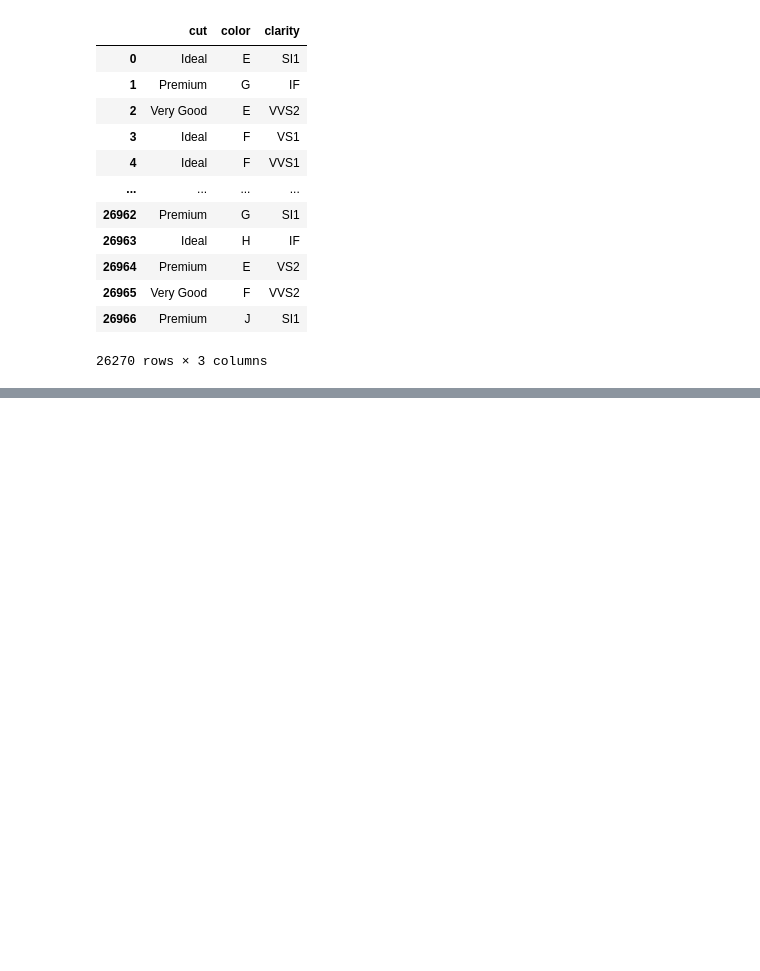
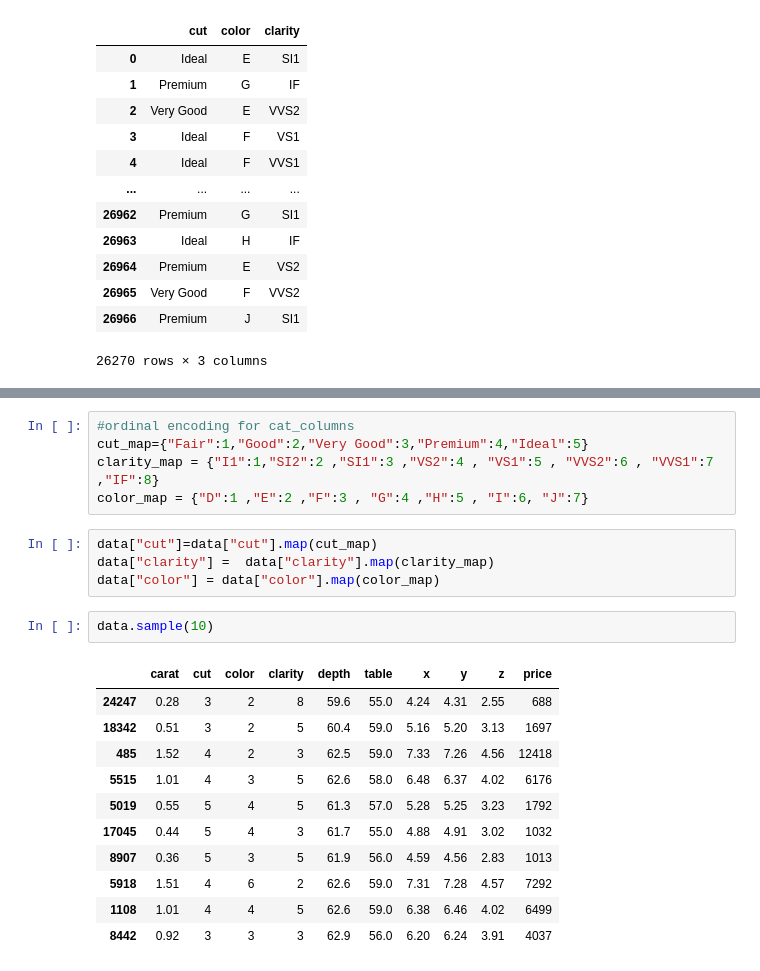
Before and after one commit to Vijayak08/Gemstone-Price-Prediction-End-to-End-ML-pipeline, a Jupyter notebook: experiment/experiments.ipynb, the cells around one changed output, grey strips where cells are left out. Drawn from its saved outputs; the diff is of its cells as text; blank space fills up the shorter version.

```diff
--- a/experiment/experiments.ipynb
+++ b/experiment/experiments.ipynb
@@ -148,0 +209,23 @@ data[num_columns]
+# %%
+#ordinal encoding for cat_columns
+cut_map={"Fair":1,"Good":2,"Very Good":3,"Premium":4,"Ideal":5}
+clarity_map = {"I1":1,"SI2":2 ,"SI1":3 ,"VS2":4 , "VS1":5 , "VVS2":6 , "VVS1":7 ,"IF":8}
+color_map = {"D":1 ,"E":2 ,"F":3 , "G":4 ,"H":5 , "I":6, "J":7}
+# %%
+data["cut"]=data["cut"].map(cut_map)
+data["clarity"] =  data["clarity"].map(clarity_map)
+data["color"] = data["color"].map(color_map)
+# %%
+data.sample(10)
+# %% [output]
+|  | carat | cut | color | clarity | depth | table | x | y | z | price |
+| 24247 | 0.28 | 3 | 2 | 8 | 59.6 | 55.0 | 4.24 | 4.31 | 2.55 | 688 |
+| 18342 | 0.51 | 3 | 2 | 5 | 60.4 | 59.0 | 5.16 | 5.20 | 3.13 | 1697 |
+| 485 | 1.52 | 4 | 2 | 3 | 62.5 | 59.0 | 7.33 | 7.26 | 4.56 | 12418 |
+| 5515 | 1.01 | 4 | 3 | 5 | 62.6 | 58.0 | 6.48 | 6.37 | 4.02 | 6176 |
+| 5019 | 0.55 | 5 | 4 | 5 | 61.3 | 57.0 | 5.28 | 5.25 | 3.23 | 1792 |
+| 17045 | 0.44 | 5 | 4 | 3 | 61.7 | 55.0 | 4.88 | 4.91 | 3.02 | 1032 |
+| 8907 | 0.36 | 5 | 3 | 5 | 61.9 | 56.0 | 4.59 | 4.56 | 2.83 | 1013 |
+| 5918 | 1.51 | 4 | 6 | 2 | 62.6 | 59.0 | 7.31 | 7.28 | 4.57 | 7292 |
+| 1108 | 1.01 | 4 | 4 | 5 | 62.6 | 59.0 | 6.38 | 6.46 | 4.02 | 6499 |
+| 8442 | 0.92 | 3 | 3 | 3 | 62.9 | 56.0 | 6.20 | 6.24 | 3.91 | 4037 |
```
Also changed, not shown: parts of 11 cells of this notebook.
